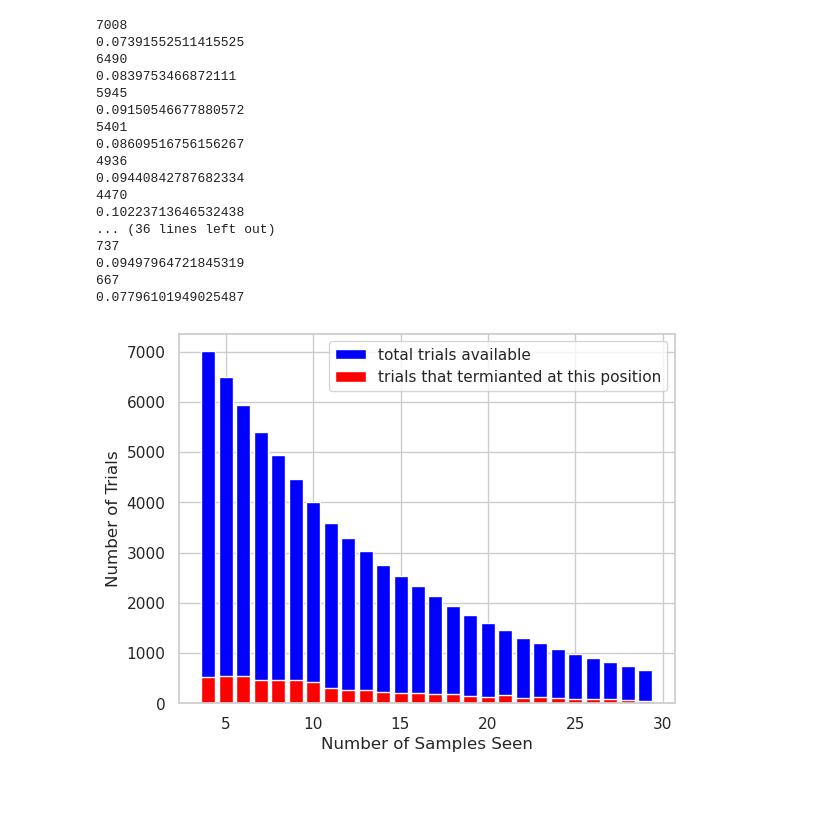
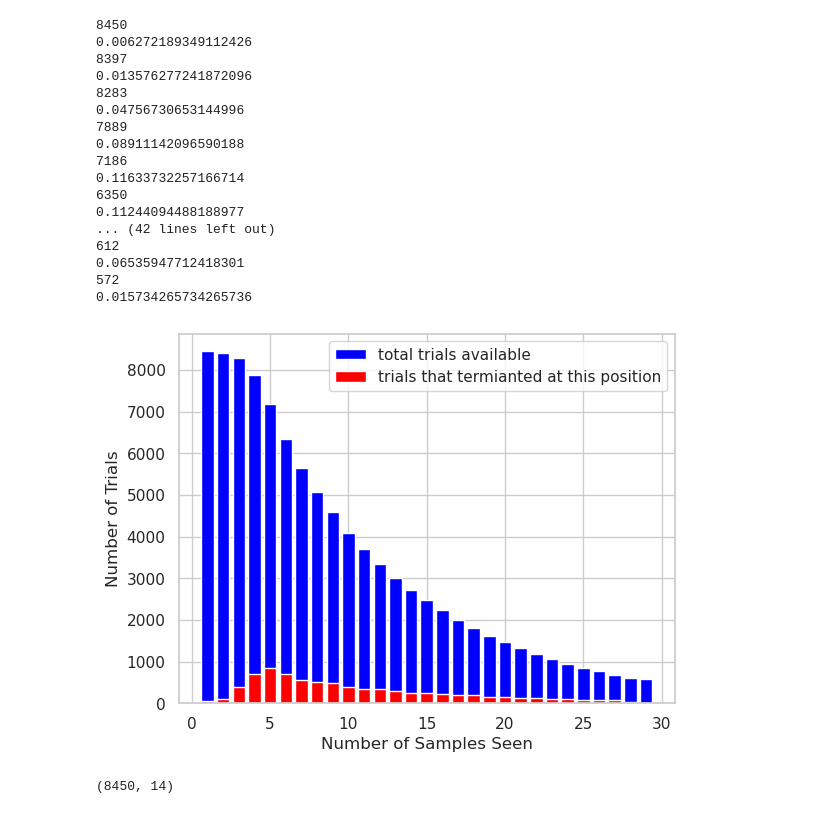
Before and after one commit to jennyqsun/evidence-chain, a Jupyter notebook: analysis/dataset_characteristics.ipynb, the cells around one changed output. Saved outputs shown, nothing was run; the diff lists cells and outputs as text; code cells hidden in the pictures.

```diff
--- a/analysis/dataset_characteristics.ipynb
+++ b/analysis/dataset_characteristics.ipynb
@@ -65,3 +60,10 @@ df.head()
+# %%
+# correct the count
+df = correct_samples_by_condition(df)
+
+cumsum = np.array(df['cumsum'].to_list())
+sequence =  np.array(df['sequence_clean'].to_list())
+count = df['count_corrected'].to_numpy()
 # %%
 df.shape
 # %% [output]
@@ -69,3 +71,8 @@ df.shape
+# %%
+
+# create a matrix of +1 and -1 with NaNs if the chain terminates
+
+chain_matrix = get_chain_matrix(sequence, count)
 # %%
 df
 # %% [output]
@@ -126,12 +160,11 @@ Text(0, 0.5, 'Accuracy')
 # %%
-nancount = np.isnan(binary_seq_all).sum(axis=1)
 nTrials = []
-for t in range(0, 30):
-    dataset = binary_seq_all[nancount == 30 - t, :]
-    dataset = dataset[:, 0:t]
+for stop_sample in range(0, 29):
+    dataset, dataset_resp = make_dataset(stop_sample, count, chain_matrix)
+
     nTrials.append(dataset.shape[0])
-plt.plot(np.arange(1, 31), np.array(nTrials), "o-")
-plt.xlabel("Number of Sample at Response")
+plt.plot(np.arange(1, 30), np.array(nTrials), "o-")
+plt.xlabel("Number of Sample Seen")
 plt.ylabel("Number of Trials")
 # %% [output]
 Text(0, 0.5, 'Number of Trials')
@@ -154,42 +172,41 @@ nancount = np.isnan(binary_seq_all).sum(axis=1)
 # %%
 # percentage of trials people terminal at each sample position
 
 my_labels =['total trials available', 'trials that termianted at this position']
-for num_of_samples in range(4,30):
-
-    dataset = binary_seq_all[count>=num_of_samples, :]
-    dataset_resp = np.isnan(
-        dataset[:, num_of_samples]
-    )  # True means they stopped, false means they kept going
-    dataset = dataset[:, :num_of_samples]
-    plt.bar(num_of_samples, len(dataset), color='blue', label=my_labels[0])
-    plt.bar(num_of_samples, dataset_resp.sum(),color='red', label=my_labels[1])
+for stop_sample in range(0, 29):
+    dataset, dataset_resp = make_dataset(stop_sample, count, chain_matrix)
+    plt.bar(stop_sample+1, len(dataset), color='blue', label=my_labels[0])
+    plt.bar(stop_sample+1, dataset_resp.sum(),color='red', label=my_labels[1])
     my_labels = ['__nolabels__']*2
     # size of the samples
     print(len(dataset))
     # percentage of termination
     print(dataset_resp.sum() / len(dataset))
 
 plt.xlabel("Number of Samples Seen")
 plt.ylabel("Number of Trials")
 plt.legend()
 plt.show()
 # %% [output]
-7008
-0.07391552511415525
-6490
-0.0839753466872111
-5945
-0.09150546677880572
-5401
-0.08609516756156267
-4936
-0.09440842787682334
-4470
-0.10223713646532438
-... (36 lines left out)
-737
-0.09497964721845319
-667
-0.07796101949025487
+8450
+0.006272189349112426
+8397
+0.013576277241872096
+8283
+0.04756730653144996
+7889
+0.08911142096590188
+7186
+0.11633732257166714
+6350
+0.11244094488188977
+... (42 lines left out)
+612
+0.06535947712418301
+572
+0.015734265734265736
-[figure, old version]
+[figure, new version]
+# %%
+df.shape
+# %% [output]
+(8450, 14)
```
Also changed, not shown: parts of 23 cells of this notebook, 20 other files.
